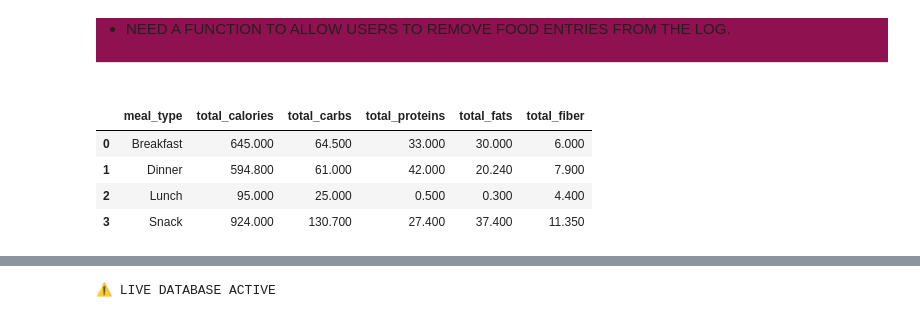
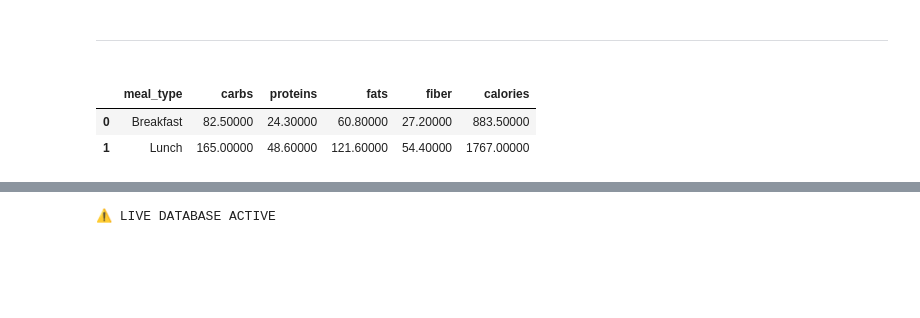
Before and after one commit to YosefCh/Digital-You, a Jupyter notebook: pseudocode.ipynb, the cells around one changed output, grey strips where cells are left out. Saved outputs shown, nothing was run; the diff lists cells and outputs as text; code cells hidden in the pictures; blank space fills up the shorter version.

```diff
--- a/pseudocode.ipynb
+++ b/pseudocode.ipynb
@@ -24,40 +24,77 @@ As of 2026-09-16 | 10:07 PM
 # %% [markdown]
 <div style="background:rgb(144, 17, 80)">
 
-- NEED A FUNCTION TO ALLOW USERS TO REMOVE FOOD ENTRIES FROM THE LOG.
+
 
 
 ---
 # %%
 from postgres import run_select
 food_per_day = """
-        SELECT
-        -- starting query for food still doesn't get the correct serving sizes for the combos
-                l.meal_type,
-                SUM(f.calories * l.quantity) AS total_calories,
-                SUM(f.carbohydrates * l.quantity) AS total_carbs,
-                SUM(f.proteins * l.quantity) AS total_proteins,
-                SUM(f.fats * l.quantity) AS total_fats,
-                SUM(f.fiber * l.quantity) AS total_fiber
-                FROM food_log l
-                LEFT JOIN food f
-                ON f.food_id = l.food_id
-                WHERE l.log_date = DATE '2026-09-14'
 
-                GROUP BY l.meal_type
-                ORDER BY l.meal_type;
+
+    SELECT
+        l.meal_type,
+
+        SUM(
+            f.carbohydrates * l.quantity *
+            CASE
+                WHEN l.combo_name IS NOT NULL THEN ac.serving_size
+                ELSE 1
+            END
+        ) AS carbs,
+
+        SUM(
+            f.proteins * l.quantity *
+            CASE
+                WHEN l.combo_name IS NOT NULL THEN ac.serving_size
+                ELSE 1
+            END
+        ) AS proteins,
+
+        SUM(
+            f.fats * l.quantity *
+            CASE
+                WHEN l.combo_name IS NOT NULL THEN ac.serving_size
+                ELSE 1
+            END
+        ) AS fats,
+
+        SUM(
+            f.fiber * l.quantity *
+            CASE
+                WHEN l.combo_name IS NOT NULL THEN ac.serving_size
+                ELSE 1
+            END
+        ) AS fiber,
+
+        SUM(
+            f.calories * l.quantity *
+            CASE
+                WHEN l.combo_name IS NOT NULL THEN ac.serving_size
+                ELSE 1
+            END
+        ) AS calories
+
+    FROM food_log l
+    LEFT JOIN food f
+        ON f.food_id = l.food_id
+    LEFT JOIN all_combos ac
+        ON f.food_id = ac.food_id
+    where l.log_date = DATE '2026-09-17'
+    GROUP BY l.meal_type
+    ORDER BY l.meal_type;
+
 
           """
 run_select(f"""
            {food_per_day}
 
            """)
 # %% [output]
-|  | meal_type | total_calories | total_carbs | total_proteins | total_fats | total_fiber |
-| 0 | Breakfast | 645.000 | 64.500 | 33.000 | 30.000 | 6.000 |
-| 1 | Dinner | 594.800 | 61.000 | 42.000 | 20.240 | 7.900 |
-| 2 | Lunch | 95.000 | 25.000 | 0.500 | 0.300 | 4.400 |
-| 3 | Snack | 924.000 | 130.700 | 27.400 | 37.400 | 11.350 |
+|  | meal_type | carbs | proteins | fats | fiber | calories |
+| 0 | Breakfast | 82.50000 | 24.30000 | 60.80000 | 27.20000 | 883.50000 |
+| 1 | Lunch | 165.00000 | 48.60000 | 121.60000 | 54.40000 | 1767.00000 |
 # %%
 from postgres import run_select
 
```
Also changed, not shown: parts of 2 cells of this notebook, 1 other file.
